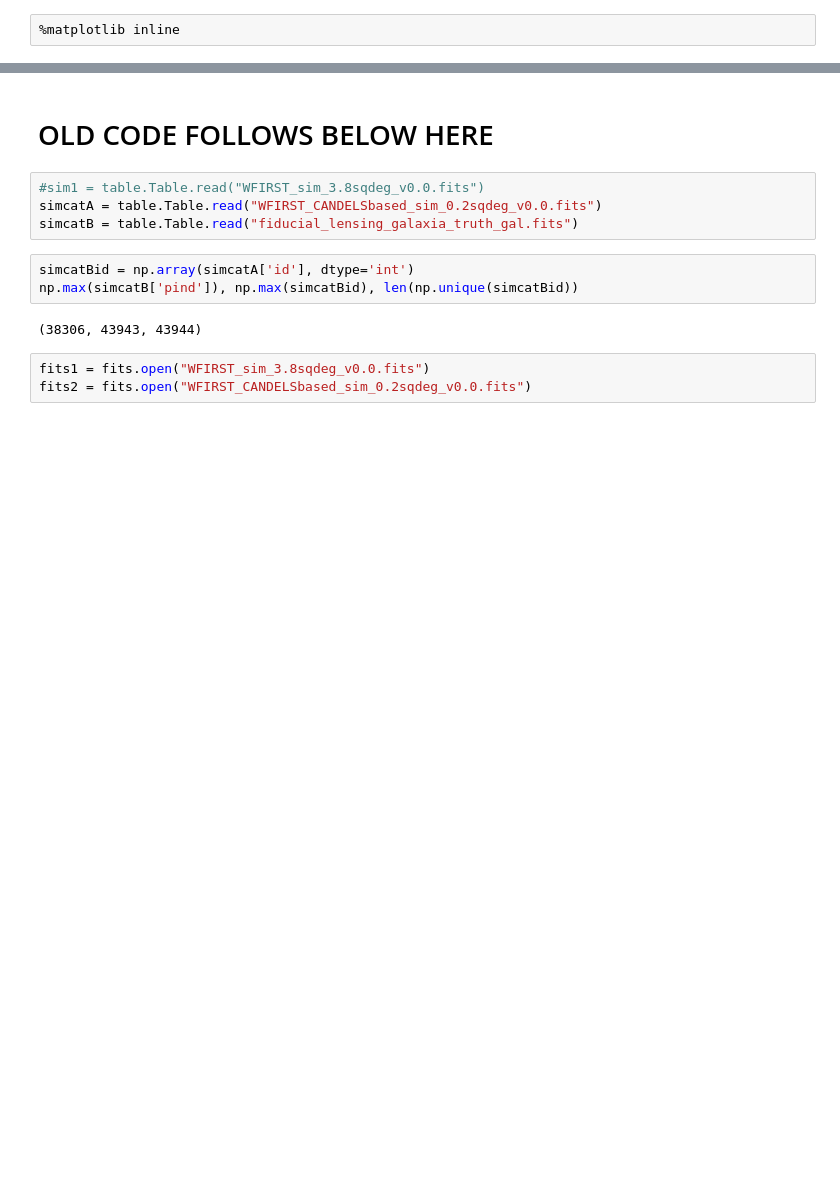
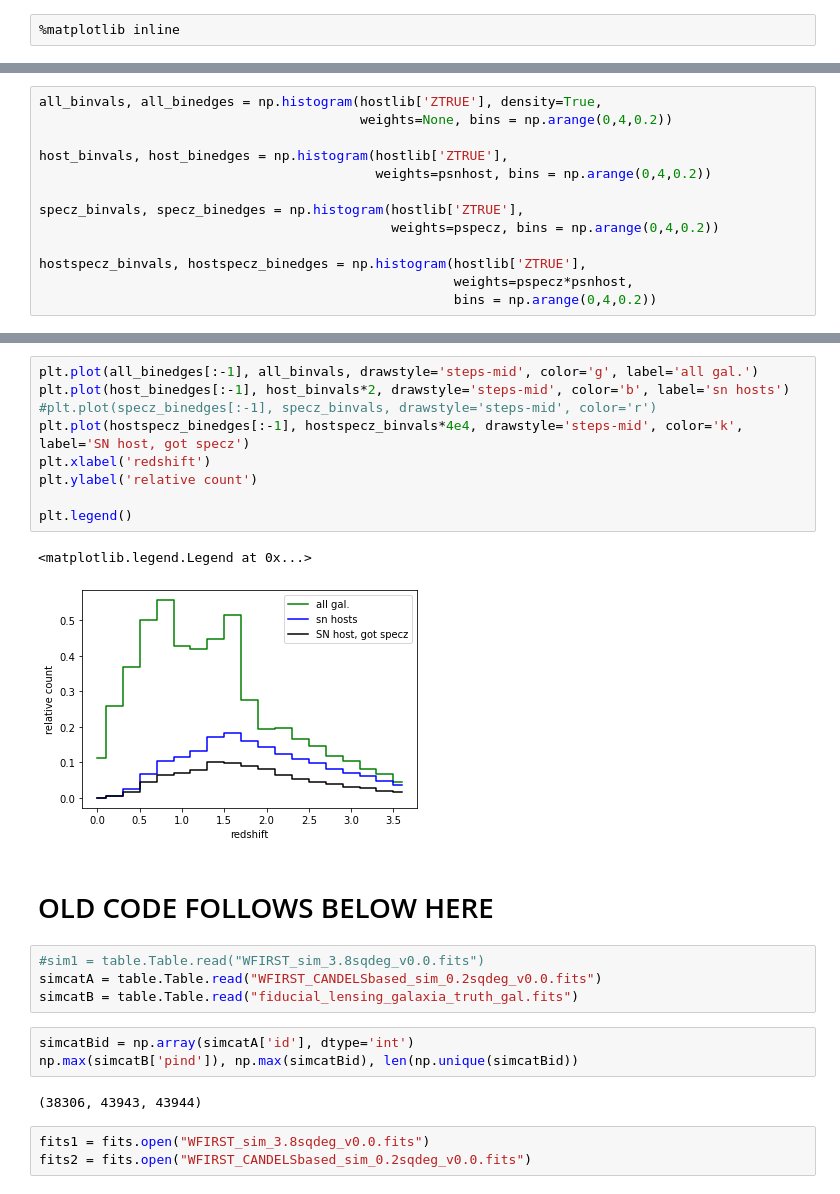
Before and after one commit to srodney/roman-sn-redshifts, a Jupyter notebook: roman-sn_hostlib.ipynb, the cells around one changed output, grey strips where cells are left out. Cells and saved outputs as stored; diff of their text form; blank space fills up the shorter version.

```diff
--- a/roman-sn_hostlib.ipynb
+++ b/roman-sn_hostlib.ipynb
@@ -27,0 +126,13 @@ histout = plt.hexbin(hostlib['logssfr'], hostlib['logmass'], gridsize=20, extent
+# %%
+all_binvals, all_binedges = np.histogram(hostlib['ZTRUE'], density=True,
+                                         weights=None, bins = np.arange(0,4,0.2))
+
+host_binvals, host_binedges = np.histogram(hostlib['ZTRUE'],
+                                           weights=psnhost, bins = np.arange(0,4,0.2))
+
+specz_binvals, specz_binedges = np.histogram(hostlib['ZTRUE'],
+                                             weights=pspecz, bins = np.arange(0,4,0.2))
+
+hostspecz_binvals, hostspecz_binedges = np.histogram(hostlib['ZTRUE'],
+                                                     weights=pspecz*psnhost,
+                                                     bins = np.arange(0,4,0.2))
@@ -28,3 +151,15 @@ histout = plt.hexbin(hostlib['logssfr'], hostlib['logmass'], gridsize=20, extent
+# %%
+plt.plot(all_binedges[:-1], all_binvals, drawstyle='steps-mid', color='g', label='all gal.')
+plt.plot(host_binedges[:-1], host_binvals*2, drawstyle='steps-mid', color='b', label='sn hosts')
+#plt.plot(specz_binedges[:-1], specz_binvals, drawstyle='steps-mid', color='r')
+plt.plot(hostspecz_binedges[:-1], hostspecz_binvals*4e4, drawstyle='steps-mid', color='k', label='SN host, got specz')
+plt.xlabel('redshift')
+plt.ylabel('relative count')
+
+plt.legend()
+# %% [output]
+<matplotlib.legend.Legend at 0x...>
+[figure, added]
 # %% [markdown]
 #  OLD CODE FOLLOWS BELOW HERE
 # %%
```
Also changed, not shown: parts of 15 cells of this notebook.
